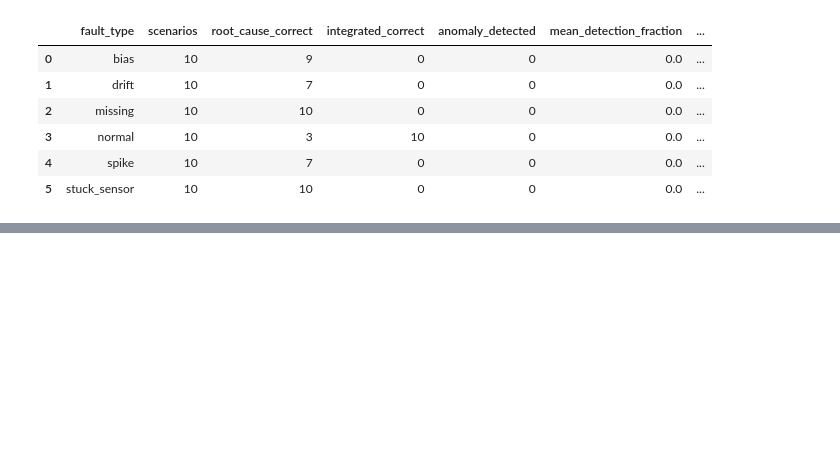
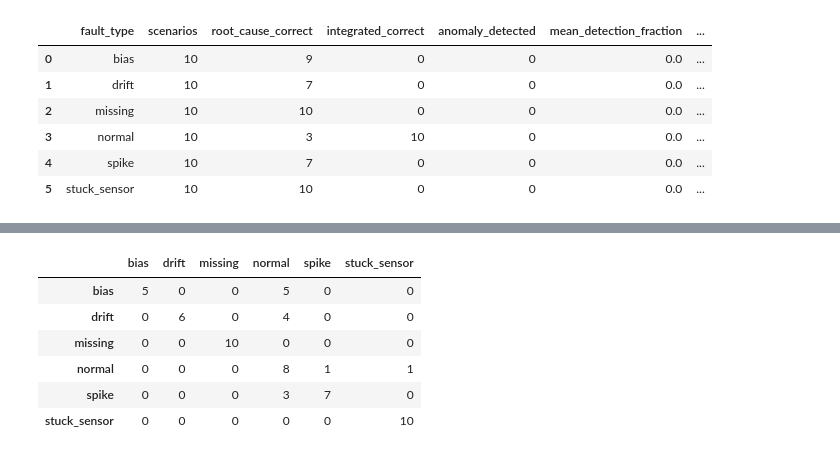
Before and after one commit to Ritesh189646/SIH_SOLUTION_73, a Jupyter notebook: notebooks/05_root_cause_classification.ipynb, the cells around one changed output, grey strips where cells are left out. Drawn from its saved outputs; the diff is of its cells as text; code cells hidden in the pictures; blank space fills up the shorter version.

```diff
--- a/notebooks/05_root_cause_classification.ipynb
+++ b/notebooks/05_root_cause_classification.ipynb
@@ -5333,0 +5223,59 @@ y_pred_check
+# %%
+# -------------------------------------------------------------
+# Parallel Diagnostic Arbitration
+# -------------------------------------------------------------
+# Decision Logic:
+# 1. If root-cause model predicts 'normal', trust it -> 'normal'
+# 2. If root-cause model predicts a fault with confidence >= 0.50, trust its temporal signature
+# 3. If confidence is low (< 0.50) and anomaly detector did not trigger, fall back to 'normal'
+
+CONFIDENCE_THRESHOLD = 0.50
+
+def arbitrate(row):
+    rc_pred = row["predicted_fault"]
+    rc_conf = row["root_cause_confidence"]
+    detected = row["scenario_detected"]
+
+    if rc_pred == "normal":
+        return "normal"
+
+    # Trust high-confidence temporal fault patterns
+    if rc_conf >= CONFIDENCE_THRESHOLD:
+        return rc_pred
+
+    # For ambiguous predictions, require point anomaly corroboration
+    if detected:
+        return rc_pred
+    else:
+        return "normal"
+
+integrated_test["arbitrated_prediction"] = integrated_test.apply(arbitrate, axis=1)
+integrated_test["arbitrated_correct"] = (
+    integrated_test["fault_type"] == integrated_test["arbitrated_prediction"]
+)
+
+arbitrated_acc = integrated_test["arbitrated_correct"].mean()
+
+print(f"Frozen V2 Root-Cause Accuracy : {root_cause_accuracy:.4f}")
+print(f"Hard-Gated System Accuracy    : {integrated_accuracy:.4f}")
+print(f"Parallel Arbitrated Accuracy  : {arbitrated_acc:.4f}")
+print(f"Delta vs Baseline             : {arbitrated_acc - root_cause_accuracy:+.4f}")
+
+print("\n--- Arbitrated Classification Report ---")
+print(
+    classification_report(
+        integrated_test["fault_type"],
+        integrated_test["arbitrated_prediction"],
+        labels=fault_order,
+        zero_division=0
+    )
+)
+
+print("--- Arbitrated Confusion Matrix ---")
+cm_arb = confusion_matrix(
+    integrated_test["fault_type"],
+    integrated_test["arbitrated_prediction"],
+    labels=fault_order
+)
+display(pd.DataFrame(cm_arb, index=fault_order, columns=fault_order))
+# %% [output]
@@ -5333,0 +5302,7 @@ y_pred_check
+|  | bias | drift | missing | normal | spike | stuck_sensor |
+| bias | 5 | 0 | 0 | 5 | 0 | 0 |
+| drift | 0 | 6 | 0 | 4 | 0 | 0 |
+| missing | 0 | 0 | 10 | 0 | 0 | 0 |
+| normal | 0 | 0 | 0 | 8 | 1 | 1 |
+| spike | 0 | 0 | 0 | 3 | 7 | 0 |
+| stuck_sensor | 0 | 0 | 0 | 0 | 0 | 10 |
```
Also changed, not shown: parts of 16 cells of this notebook, 10 other files.
